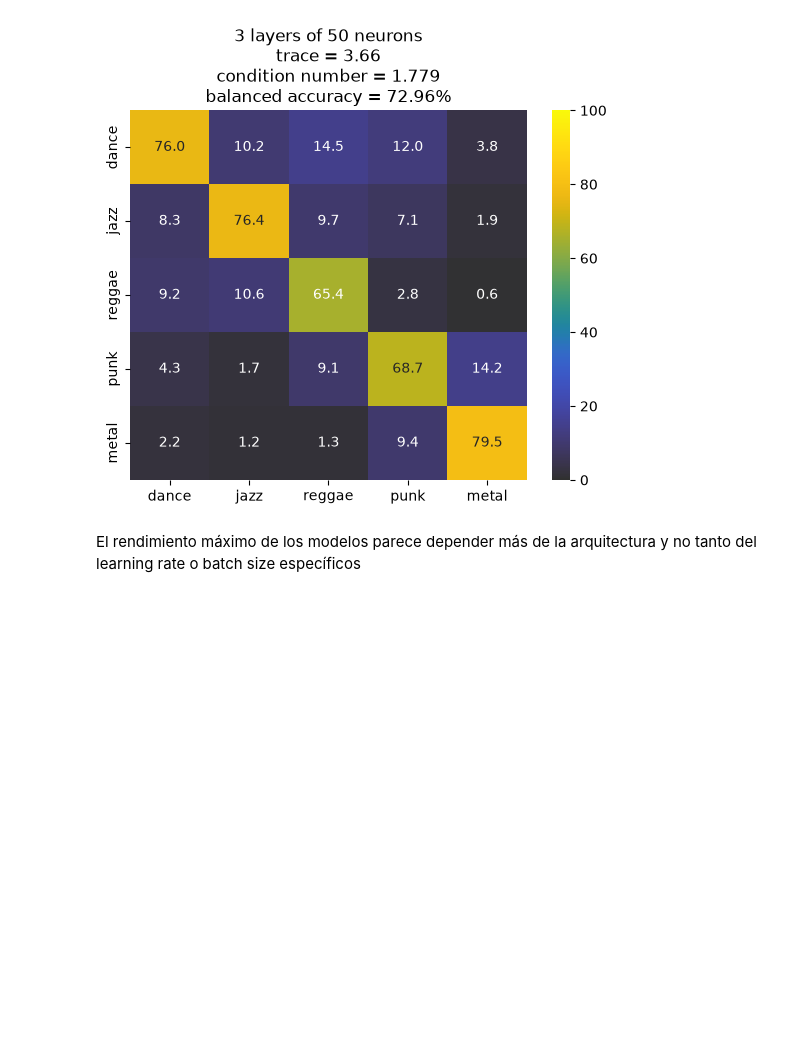
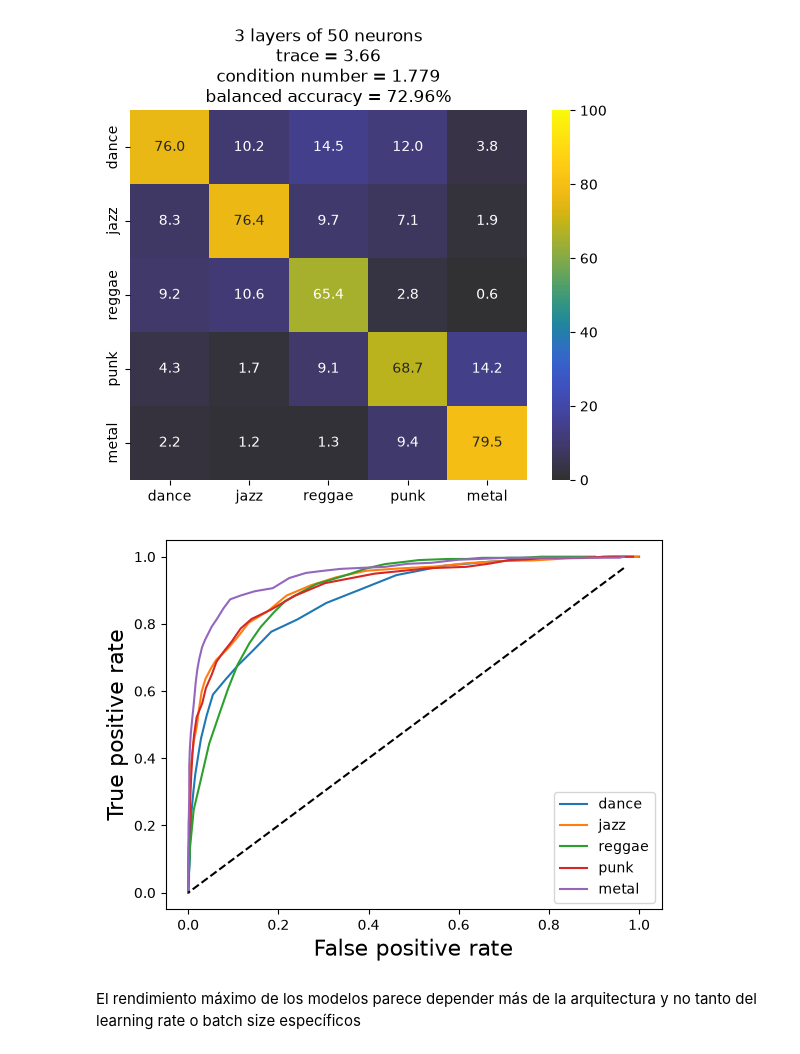
Before and after one commit to s-henao-castellanos/ML-2026, a Jupyter notebook: mlp_classifiers/torch_T2.ipynb, the cells around one changed output. Saved outputs shown, nothing was run; the diff lists cells and outputs as text; code cells hidden in the pictures; blank space fills up the shorter version.

```diff
--- a/mlp_classifiers/torch_T2.ipynb
+++ b/mlp_classifiers/torch_T2.ipynb
@@ -549,6 +583,10 @@ report = title(y_test,y_pred,name=f"{config["depth"]} layers of {config["width"]
 sns.heatmap(100*CM,**kwargs).set(title=report);
 # %% [output]
 [figure]
+# %%
+ROC_plot(reconstructed_model,test)
+# %% [output]
+[figure, added]
 # %% [markdown]
 El rendimiento máximo de los modelos parece depender más de la arquitectura y no tanto del learning rate o batch size específicos
 # %%
```
Also changed, not shown: parts of 12 cells of this notebook.
